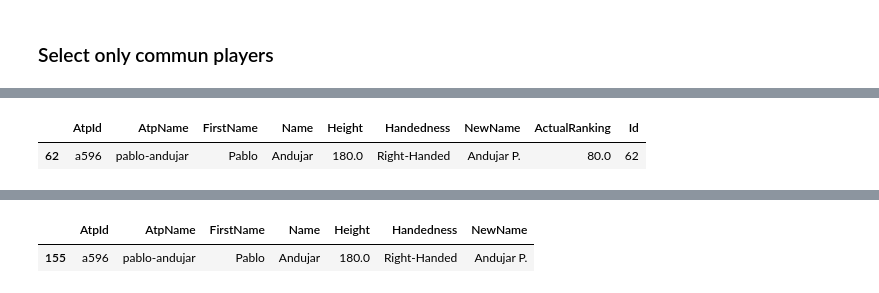
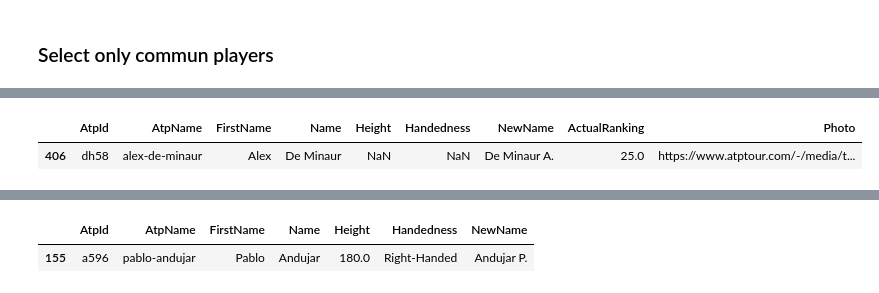
Before and after one commit to pmecchia/atp_matches, a Jupyter notebook: Clean Notebook.ipynb, the cells around one changed output, grey strips where cells are left out. Drawn from its saved outputs; the diff is of its cells as text; code cells hidden in the pictures.

Commit message:
add player photo in players dataframe

```diff
--- a/Clean Notebook.ipynb
+++ b/Clean Notebook.ipynb
@@ -117,6 +129,7 @@ def AtpPlayers():
     FirstNameList=[]
     LastNameList=[]
     ActualRankingList=[]
+    UrlPhotoList=[]
 
     ##Find last ranking update date
     url='https://www.atptour.com/en/rankings/singles'
@@ -126,12 +139,12 @@ def AtpPlayers():
     update_date=soup.find(attrs={'class':'dropdown-default-label'}).get_text()
     update_date=update_date.replace('.','-').rstrip().lstrip() #clean string
 
-    ##Access the ranking with the first 700 players
-    url='https://www.atptour.com/en/rankings/singles/?rankDate='+update_date+'&countryCode=all&rankRange=0-700'
+    ##Access the ranking with the first 900 players
+    url='https://www.atptour.com/en/rankings/singles/?rankDate='+update_date+'&countryCode=all&rankRange=0-900'
     req = Request(url, headers={'User-Agent': ''})
     webpage = urlopen(req).read()
     soup1 = BeautifulSoup(webpage, 'html.parser')
-    for i in range(0,700):
+    for i in range(0,900):
 
         ##Access the player overview and scrape their AtpId, AtpName, FirstName and Name
 
@@ -150,9 +163,19 @@ def AtpPlayers():
 
         try:
             Name = soup2.find( attrs={'class': 'last-name'}).get_text()
+            Name=Name.title()
         except AttributeError:
             Name=np.nan
 
+        try:
+            Photo = soup2.find( attrs={'class': 'player-profile-hero-image'}).select('img')[0]['src']
+            Photo="https://www.atptour.com"+Photo
+        except AttributeError:
+            try:
+                Photo = soup2.find( attrs={'class': 'small-headshot'}).select('img')[0]['src']
+                Photo="https://www.atptour.com"+Photo
+            except AttributeError:
+                Photo=np.nan
 
 
         AtpIdList.append(AtpId)
@@ -160,9 +183,9 @@ def AtpPlayers():
         FirstNameList.append(FirstName)
         LastNameList.append(Name)
         ActualRankingList.append(i+1) #create an Actual ranking list useful for validation process
+        UrlPhotoList.append(Photo)
 
-        Dictionnary={'AtpId':AtpIdList,'AtpName':AtpNameList,'FirstName':FirstNameList,'Name':LastNameList,'ActualRanking':ActualRankingList}
-
+        Dictionnary={'AtpId':AtpIdList,'AtpName':AtpNameList,'FirstName':FirstNameList,'Name':LastNameList,'ActualRanking':ActualRankingList,"Photo":UrlPhotoList}
     return Dictionnary
 # %%
 df_AtpPlayers=AtpPlayers() #get a dictionnary with scraped datas
@@ -247,7 +287,7 @@ def UniquePlayers(df_selected_players, df_betting_players):
 # %%
 df_selected_players=UniquePlayers(df_selected_players,df_betting_players)
 # %%
-df_selected_players[df_selected_players["NewName"].str.contains("Andujar")]
+df_selected_players[df_selected_players["NewName"].str.contains("Minaur")]
 # %% [output]
-|  | AtpId | AtpName | FirstName | Name | Height | Handedness | NewName | ActualRanking | Id |
-| 62 | a596 | pablo-andujar | Pablo | Andujar | 180.0 | Right-Handed | Andujar P. | 80.0 | 62 |
+|  | AtpId | AtpName | FirstName | Name | Height | Handedness | NewName | ActualRanking | Photo |
+| 406 | dh58 | alex-de-minaur | Alex | De Minaur | NaN | NaN | De Minaur A. | 25.0 | https://www.atptour.com/-/media/t... |
```
Also changed, not shown: parts of 26 cells of this notebook.
